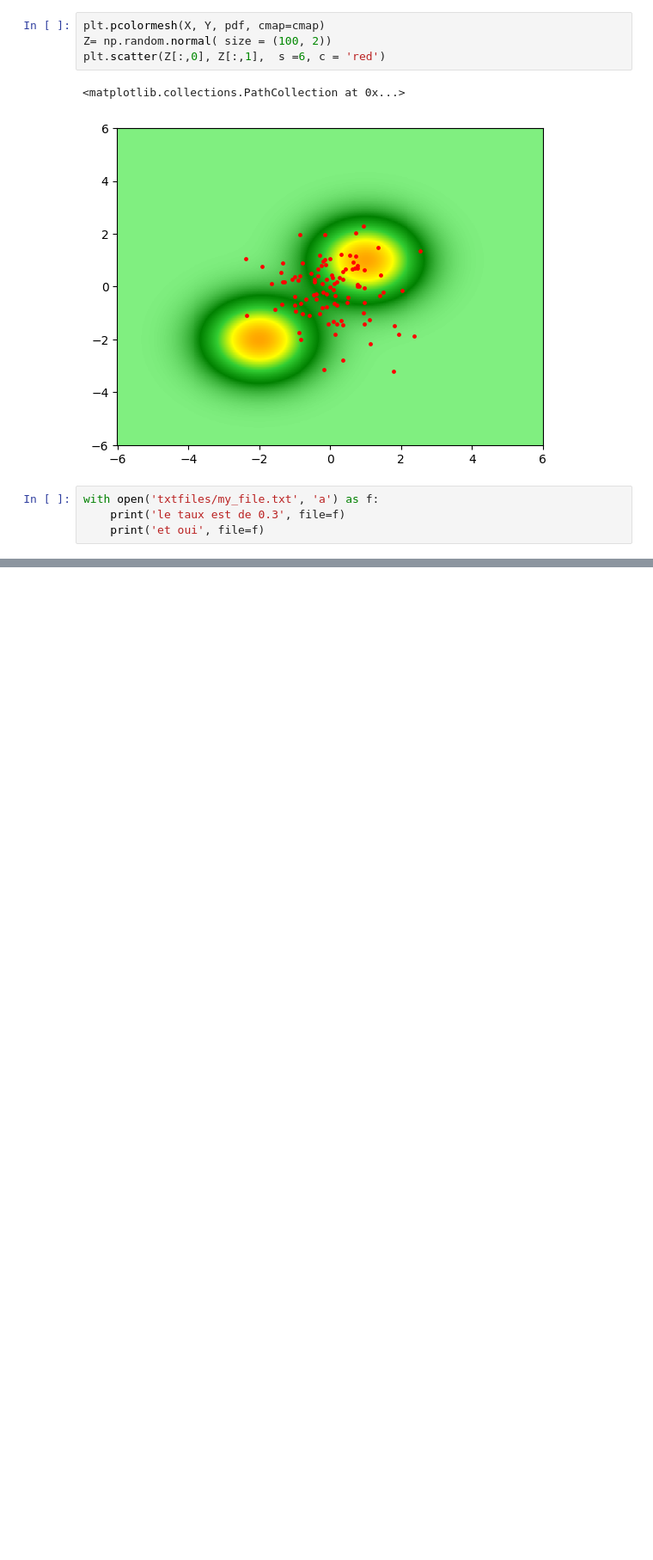
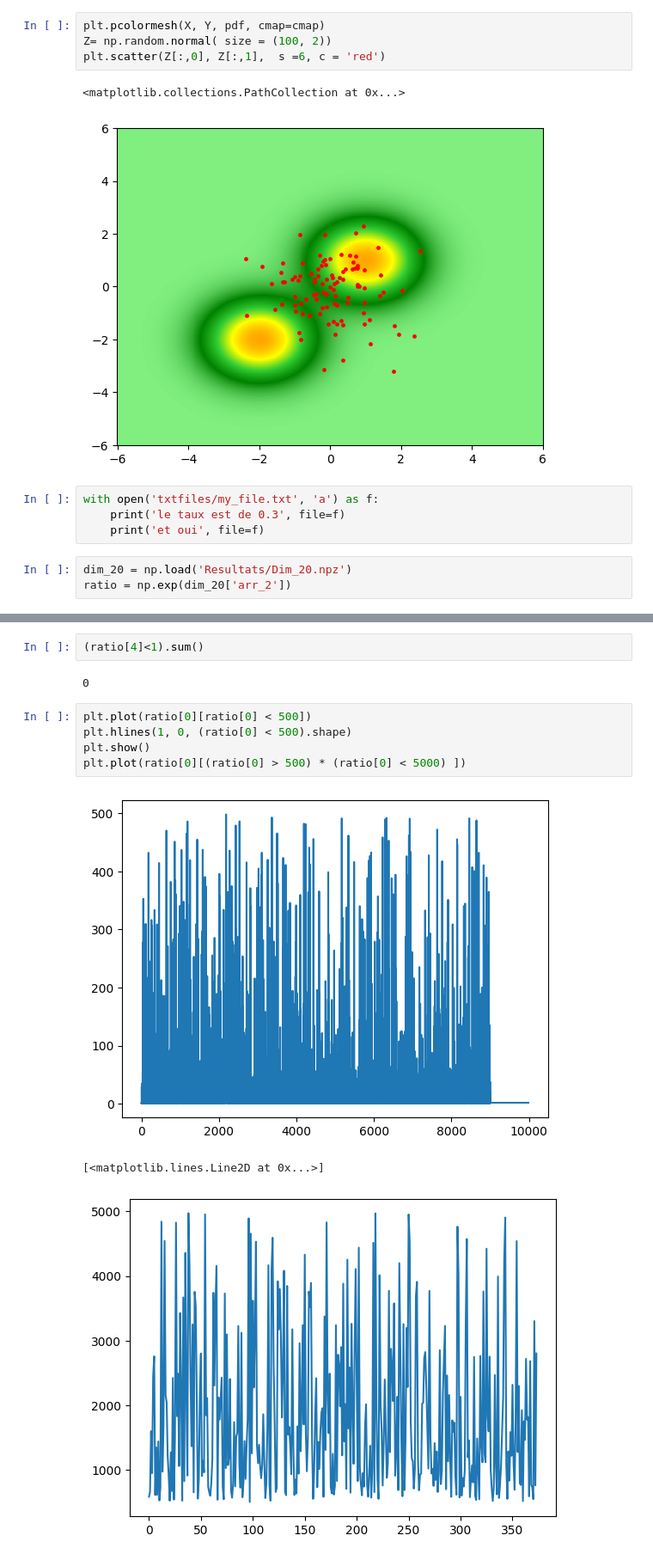
Before and after one commit to imn167/SubsetSimulation_VAE, a Jupyter notebook: Resultats_4Branch(1).ipynb, the cells around one changed output, grey strips where cells are left out. Shown at 86% size. Drawn from its saved outputs; the diff is of its cells as text; blank space fills up the shorter version.

```diff
--- a/Resultats_4Branch(1).ipynb
+++ b/Resultats_4Branch(1).ipynb
@@ -330,3 +330,6 @@ plt.scatter(Z[:,0], Z[:,1],  s =6, c = 'red')
 with open('txtfiles/my_file.txt', 'a') as f:
     print('le taux est de 0.3', file=f)
     print('et oui', file=f)
+# %%
+dim_20 = np.load('Resultats/Dim_20.npz')
+ratio = np.exp(dim_20['arr_2'])
@@ -332,0 +349,13 @@ with open('txtfiles/my_file.txt', 'a') as f:
+# %%
+(ratio[4]<1).sum()
+# %% [output]
+0
+# %%
+plt.plot(ratio[0][ratio[0] < 500])
+plt.hlines(1, 0, (ratio[0] < 500).shape)
+plt.show()
+plt.plot(ratio[0][(ratio[0] > 500) * (ratio[0] < 5000) ])
+# %% [output]
+[figure, added]
+[<matplotlib.lines.Line2D at 0x...>]
+[figure, added]
```
Also changed, not shown: parts of 3 cells of this notebook, 20 other files.
